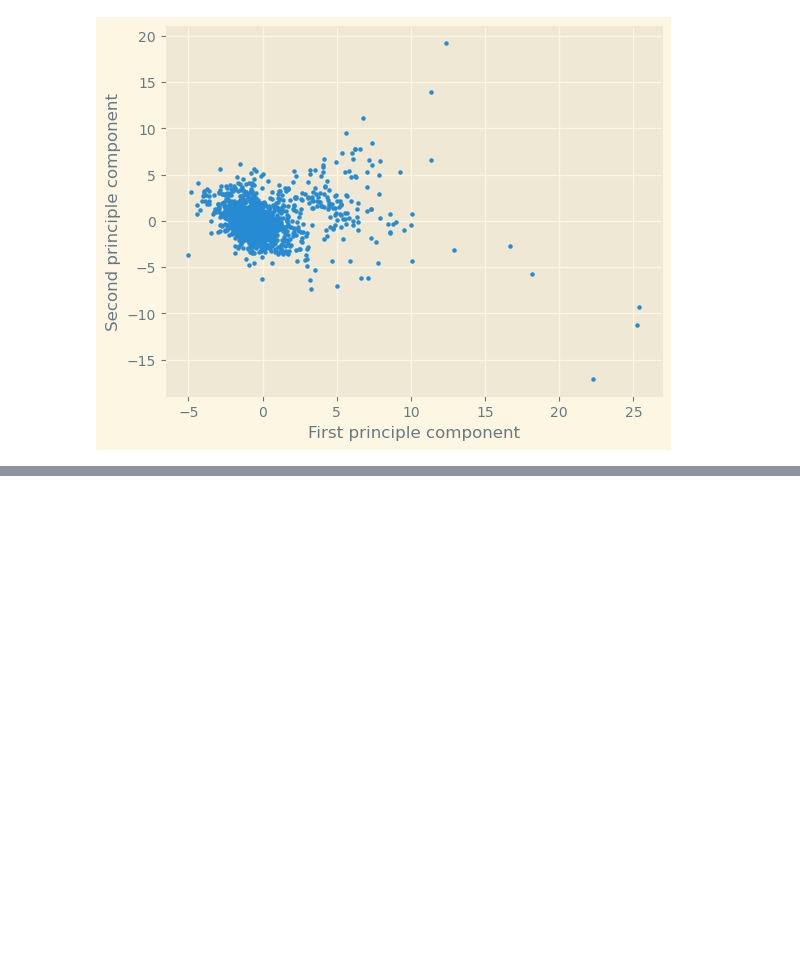
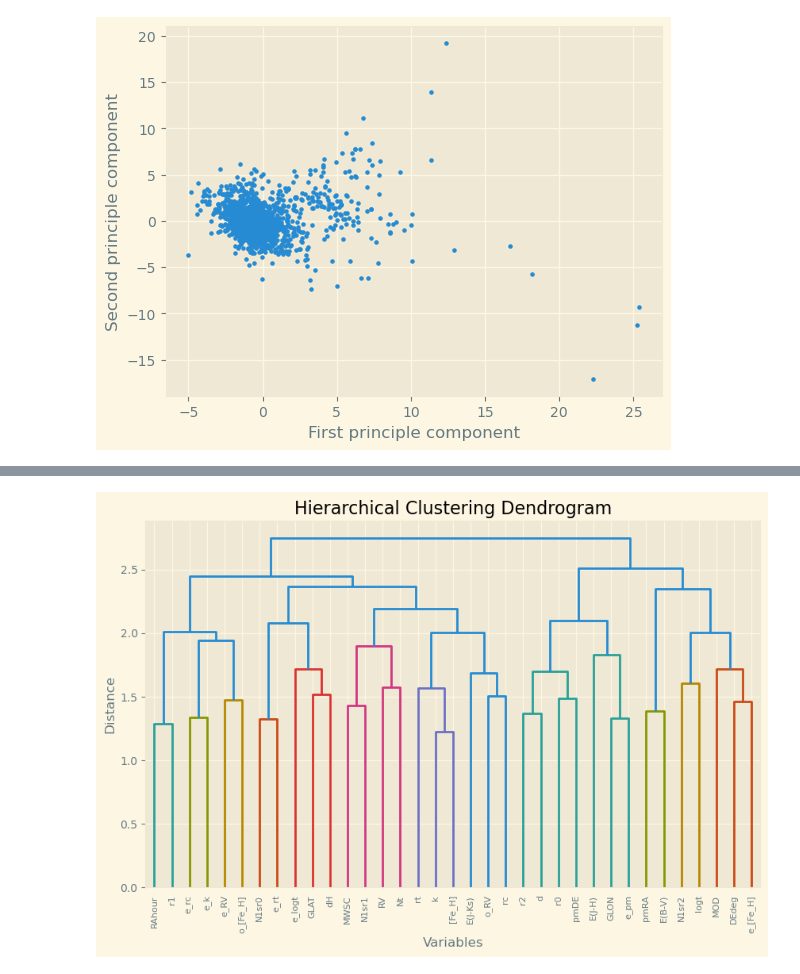
Before and after one commit to jpbatleidenuniv/BRP, a Jupyter notebook: Notebooks/Hunt_notebook.ipynb, the cells around one changed output, grey strips where cells are left out. Cells and saved outputs as stored; diff of their text form; code cells hidden in the pictures; blank space fills up the shorter version.

```diff
--- a/Notebooks/Hunt_notebook.ipynb
+++ b/Notebooks/Hunt_notebook.ipynb
@@ -223,0 +274,16 @@ Text(0, 0.5, 'Second principle component')
+# %%
+#utrametric distance as hierarchical tree (econophysics)
+from scipy.cluster import hierarchy
+
+# Perform hierarchical clustering
+linkage_matrix = hierarchy.complete(corr_matrix)
+
+# Plot the hierarchical tree
+plt.figure(figsize=(10, 6))
+hierarchy.dendrogram(linkage_matrix, labels=khar_nostring.columns, leaf_rotation=90, leaf_font_size=8)
+plt.title('Hierarchical Clustering Dendrogram')
+plt.xlabel('Variables')
+plt.ylabel('Distance')
+plt.show()
+# %% [output]
+[figure, added]
```
Also changed, not shown: parts of 4 cells of this notebook.
